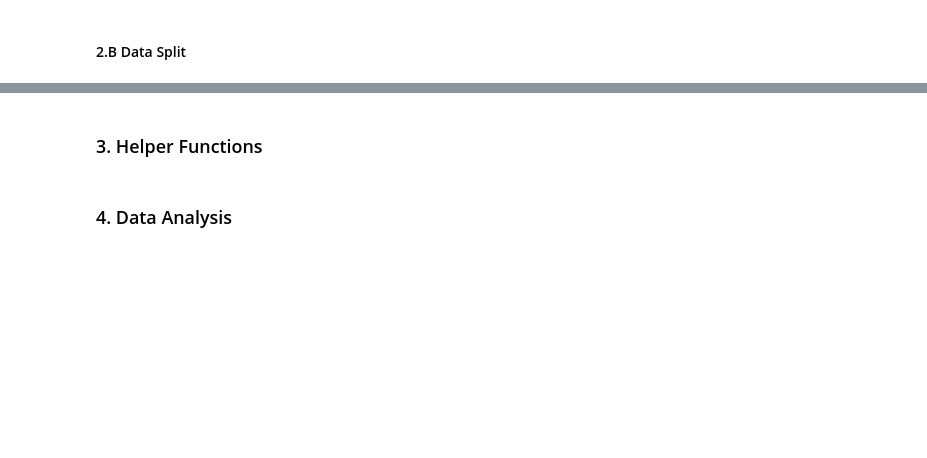
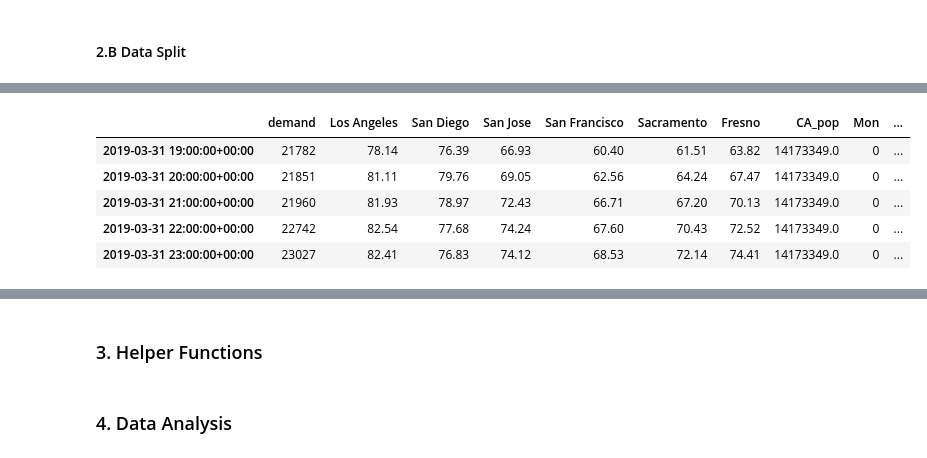
Before and after one commit to Merkeley/EnergyDemandForecast, a Jupyter notebook: Notebooks/EF_EDA2.ipynb, the cells around one changed output, grey strips where cells are left out. Saved outputs shown, nothing was run; the diff lists cells and outputs as text; code cells hidden in the pictures; blank space fills up the shorter version.

```diff
--- a/Notebooks/EF_EDA2.ipynb
+++ b/Notebooks/EF_EDA2.ipynb
@@ -106,3 +107,12 @@ data_len = new_df.shape[0]
 train_len = int(0.5 * data_len)
 window_len = int(0.1 * data_len)
 validation_len = int(0.8 * data_len)
+# %%
+# Future notebooks will work better if we split the dataset at the beginning of the week
+print(new_df.index[validation_len])
+# work backward throug the list until we find DOW == 6
+for idx, date in enumerate(new_df.index[validation_len::-1]) :
+    if new_df.loc[date, 'DOW'] == 6 :
+        break
+
+validation_len = validation_len - idx + 1
@@ -110,3 +122,12 @@ validation_len = int(0.8 * data_len)
 # Make the primary train/validation split
 X_train = new_df.iloc[:validation_len, :]
 X_val = new_df.iloc[validation_len:, :]
+# %%
+X_train.tail()
+# %% [output]
+|  | demand | Los Angeles | San Diego | San Jose | San Francisco | Sacramento | Fresno | CA_pop | Mon | ... |
+| 2019-03-31 19:00:00+00:00 | 21782 | 78.14 | 76.39 | 66.93 | 60.40 | 61.51 | 63.82 | 14173349.0 | 0 | ... |
+| 2019-03-31 20:00:00+00:00 | 21851 | 81.11 | 79.76 | 69.05 | 62.56 | 64.24 | 67.47 | 14173349.0 | 0 | ... |
+| 2019-03-31 21:00:00+00:00 | 21960 | 81.93 | 78.97 | 72.43 | 66.71 | 67.20 | 70.13 | 14173349.0 | 0 | ... |
+| 2019-03-31 22:00:00+00:00 | 22742 | 82.54 | 77.68 | 74.24 | 67.60 | 70.43 | 72.52 | 14173349.0 | 0 | ... |
+| 2019-03-31 23:00:00+00:00 | 23027 | 82.41 | 76.83 | 74.12 | 68.53 | 72.14 | 74.41 | 14173349.0 | 0 | ... |
```
Also changed, not shown: parts of 19 cells of this notebook, 37 other files.
